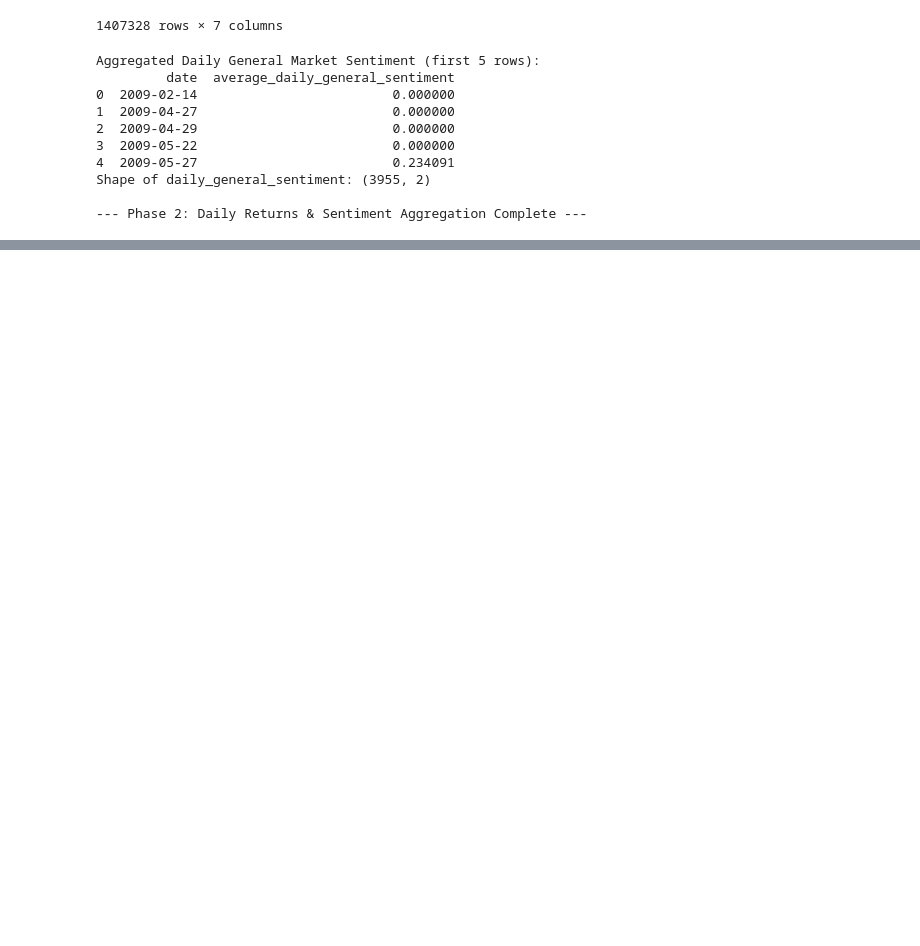
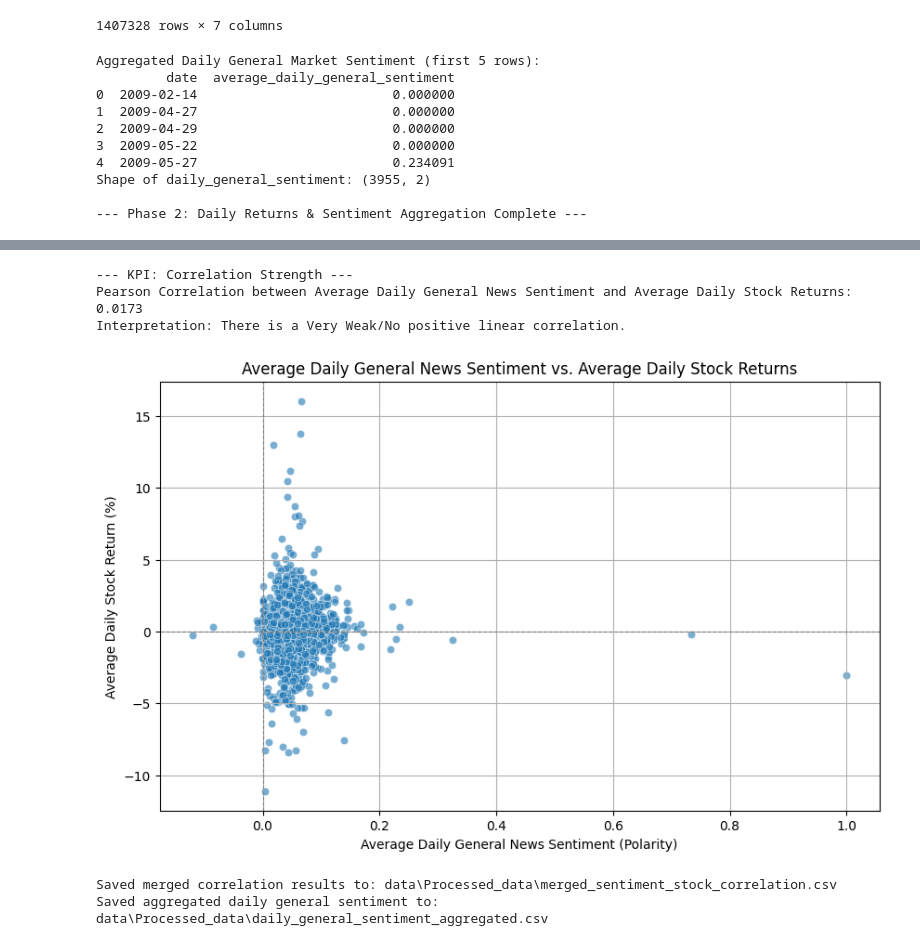
Before and after one commit to hinsenedinka/Nova-Solutions-News-Sentiment-Price-Forecasts, a Jupyter notebook: notebook/Correlation Analysis.ipynb, the cells around one changed output, grey strips where cells are left out. Saved outputs shown, nothing was run; the diff lists cells and outputs as text; code cells hidden in the pictures; blank space fills up the shorter version.

Commit message:
Implement sentiment to stock return correlation pipeline

```diff
--- a/notebook/Correlation Analysis.ipynb
+++ b/notebook/Correlation Analysis.ipynb
@@ -222,3 +222,21 @@ Aggregated Daily General Market Sentiment (first 5 rows):
 Shape of daily_general_sentiment: (3955, 2)
 
 --- Phase 2: Daily Returns & Sentiment Aggregation Complete ---
+# %%
+# --- 3.1. Merge DataFrames for Correlation ---
+# Merge the daily general sentiment with the average daily stock movement.
+# We use an 'inner' merge to ensure that only dates present in *both* datasets are included in the correlation.
+merged_correlation_df = pd.merge(
+    daily_general_sentiment,
+    average_daily_stock_movement[['date', 'average_daily_return_percent']],
+    on='date',
+    how='inner' # Only keep dates where both sentiment and stock returns are available
+)
+
+# Drop any remaining NaN values in the merged DataFrame.
+# This is a final safeguard in case any NaNs slipped through or resulted from the merge itself.
+merged_correlation_df.dropna(inplace=True)
+
+print("\nMerged Data for General Correlation Analysis (first 5 rows):")
+print(merged_correlation_df.head())
+print(f"Shape of merged_correlation_df: {merged_correlation_df.shape}")
@@ -224,0 +252,58 @@ Shape of daily_general_sentiment: (3955, 2)
+# %%
+# --- 3.2. Calculate Correlation Coefficient ---
+# Check if there are enough data points to calculate a meaningful correlation (at least 2 data points)
+if len(merged_correlation_df) > 1:
+    # Calculate the Pearson correlation coefficient between average daily general news sentiment and average daily stock returns
+    correlation = merged_correlation_df['average_daily_general_sentiment'].corr(merged_correlation_df['average_daily_return_percent'])
+
+    print(f"\n--- KPI: Correlation Strength ---")
+    print(f"Pearson Correlation between Average Daily General News Sentiment and Average Daily Stock Returns: {correlation:.4f}")
+
+    # Interpret the strength and direction of the correlation
+    if abs(correlation) >= 0.7: strength = "Very Strong"
+    elif abs(correlation) >= 0.5: strength = "Strong"
+    elif abs(correlation) >= 0.3: strength = "Moderate"
+    elif abs(correlation) >= 0.1: strength = "Weak"
+    else: strength = "Very Weak/No"
+
+    direction = "positive" if correlation > 0 else "negative" if correlation < 0 else "no"
+    print(f"Interpretation: There is a {strength} {direction} linear correlation.")
+# %% [output]
+--- KPI: Correlation Strength ---
+Pearson Correlation between Average Daily General News Sentiment and Average Daily Stock Returns: 0.0173
+Interpretation: There is a Very Weak/No positive linear correlation.
+# %%
+# --- 3.3. Visualize Correlation with a Scatter Plot ---
+plt.figure(figsize=(10, 6))
+sns.scatterplot(
+        x='average_daily_general_sentiment',
+        y='average_daily_return_percent',
+        data=merged_correlation_df,
+        alpha=0.6) # Make points slightly transparent for better visibility of overlaps)
+plt.title('Average Daily General News Sentiment vs. Average Daily Stock Returns')
+plt.xlabel('Average Daily General News Sentiment (Polarity)')
+plt.ylabel('Average Daily Stock Return (%)')
+plt.grid(True)
+plt.axhline(0, color='gray', linestyle='--', linewidth=0.8) # Horizontal line at 0% return
+plt.axvline(0, color='gray', linestyle='--', linewidth=0.8) # Vertical line at 0 sentiment
+plt.show()
+# %% [output]
+[figure, added]
+# %%
+# --- 3.4. Exporting Key Processed DataFrames to CSV (Recommended) ---
+# Save the final merged correlation DataFrame
+import os
+processed_data_dir='data\Processed_data'
+correlation_output_path = os.path.join(processed_data_dir, 'merged_sentiment_stock_correlation.csv')
+merged_correlation_df.to_csv(correlation_output_path, index=False)
+print(f"Saved merged correlation results to: {correlation_output_path}")
+
+# You might also want to save the aggregated daily sentiment and stock movement data (if not done in Phase 2)
+sentiment_output_path = os.path.join(processed_data_dir, 'daily_general_sentiment_aggregated.csv')
+daily_general_sentiment.to_csv(sentiment_output_path, index=False)
+print(f"Saved aggregated daily general sentiment to: {sentiment_output_path}")
+
+stock_movement_output_path = os.path.join(processed_data_dir, 'average_daily_stock_movement_aggregated.csv')
+# %% [output]
+Saved merged correlation results to: data\Processed_data\merged_sentiment_stock_correlation.csv
+Saved aggregated daily general sentiment to: data\Processed_data\daily_general_sentiment_aggregated.csv
```
Also changed, not shown: parts of 3 cells of this notebook.
